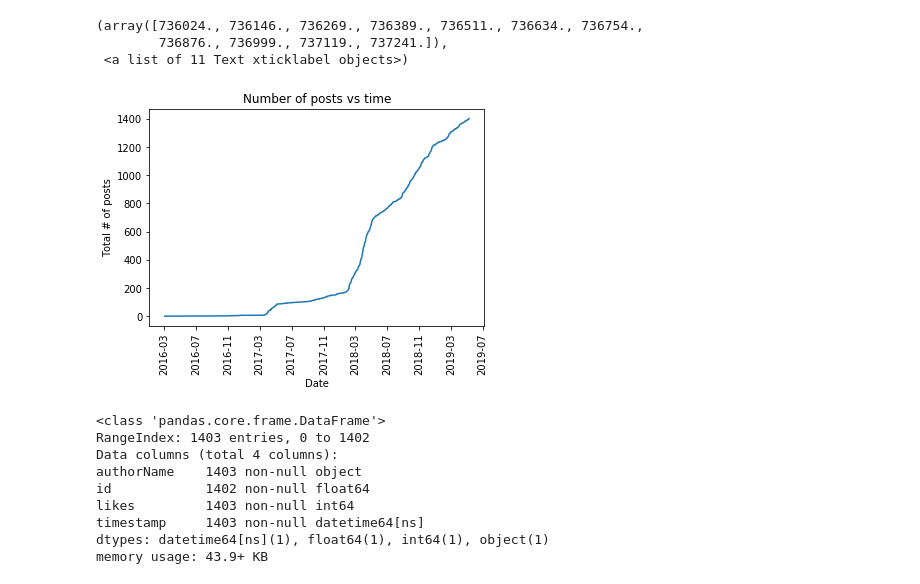
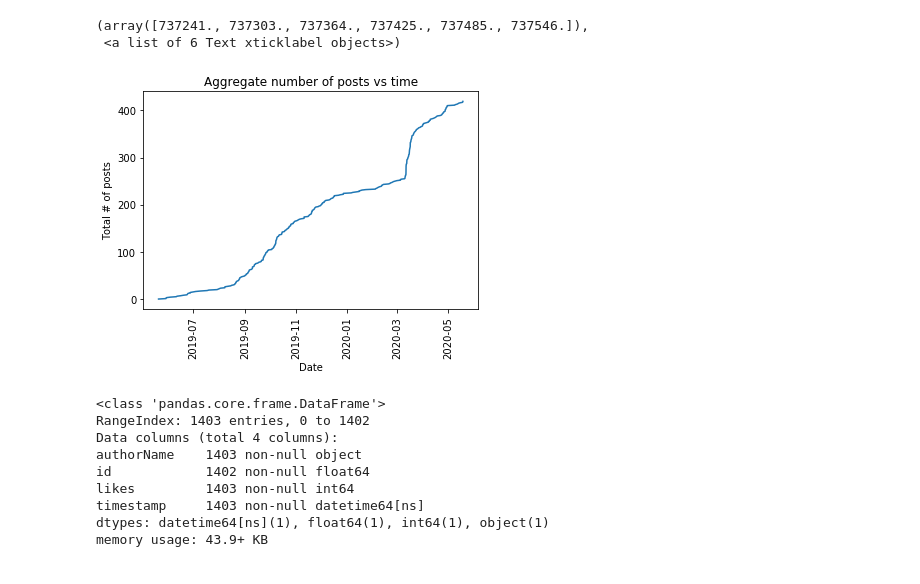
Before and after one commit to abhisuri97/meme-analysis, a Jupyter notebook: Meme-Analysis.ipynb, the cells around one changed output. Saved outputs shown, nothing was run; the diff lists cells and outputs as text; code cells hidden in the pictures.

```diff
--- a/Meme-Analysis.ipynb
+++ b/Meme-Analysis.ipynb
@@ -2,5 +2,5 @@
 import pandas as pd
 import json
 # %%
-out = pd.read_json('posts.json')
+out = pd.read_json('posts_2020.json')
 # %%
@@ -63,0 +56,2 @@ min(out['timestamp'].astype('int64'))
+# %%
+out = out[out['timestamp'].astype('int64') > 1558330322000000000] # all posts > may 20 2019 12AM
@@ -109,15 +143,14 @@ plt.xticks(rotation='vertical')
 # %%
 o = out.sort_values('timestamp').reset_index()
 plt.plot(o['timestamp'],  o.index)
-plt.title("Number of posts vs time")
+plt.title("Aggregate number of posts vs time")
 plt.ylabel("Total # of posts")
 plt.xlabel("Date")
 plt.xticks(rotation='vertical')
 # %% [output]
-(array([736024., 736146., 736269., 736389., 736511., 736634., 736754.,
-        736876., 736999., 737119., 737241.]),
- <a list of 11 Text xticklabel objects>)
+(array([737241., 737303., 737364., 737425., 737485., 737546.]),
+ <a list of 6 Text xticklabel objects>)
-[figure, old version]
+[figure, new version]
 # %%
 out.info()
 # %% [output]
```
Also changed, not shown: parts of 23 cells of this notebook, 1 other file.
